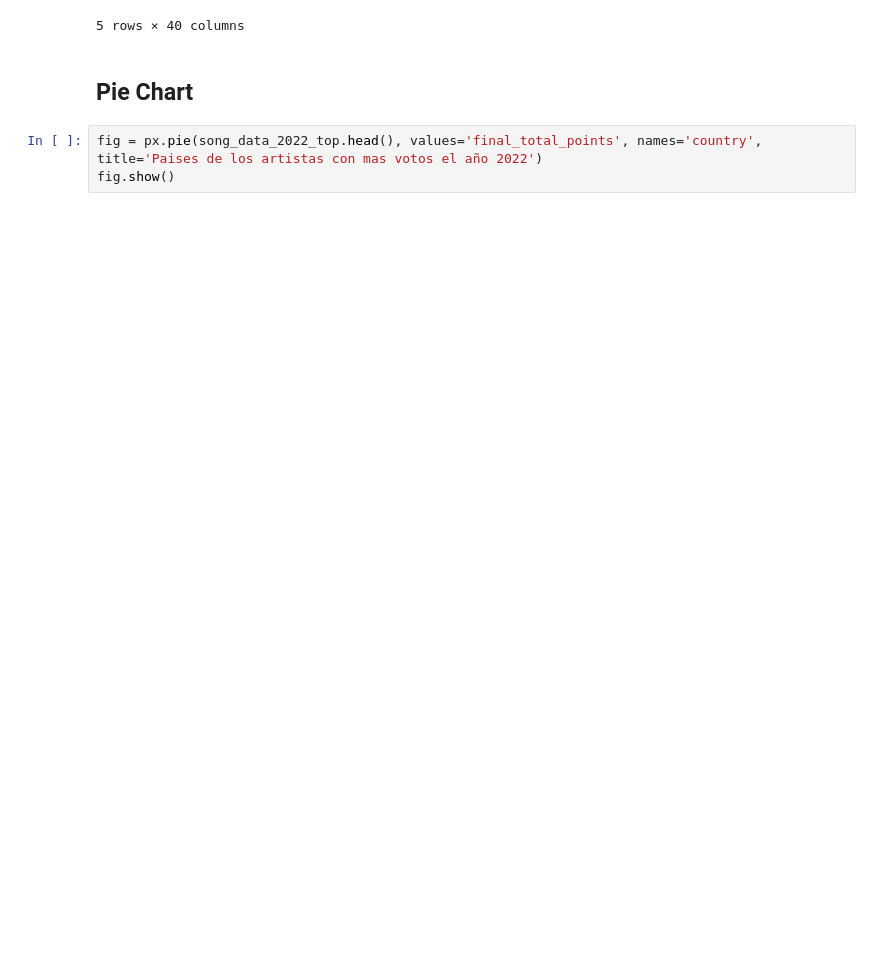
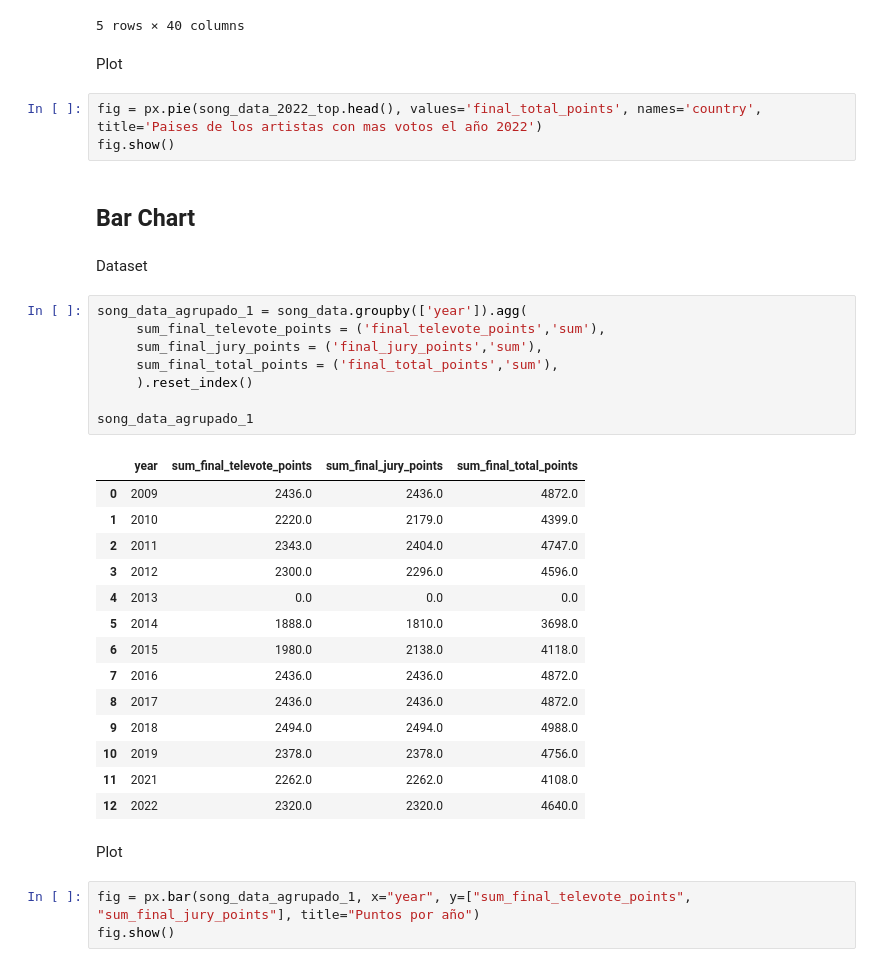
Before and after one commit to holapancho/proyecto-dcda-dashboard, a Jupyter notebook: NotebookPruebas.ipynb, the cells around one changed output. Saved outputs shown, nothing was run; the diff lists cells and outputs as text; blank space fills up the shorter version.

Commit message:
agrega bar chart de ejemplo

```diff
--- a/NotebookPruebas.ipynb
+++ b/NotebookPruebas.ipynb
@@ -150,8 +172,40 @@ song_data_2022_top.head()
 | 33 | 2022 | 17 | 20 | Sweden | Cornelia Jakobs | Hold Me Closer | English | Ballad | ... |
 | 19 | 2022 | 3 | 24 | Serbia | Konstrakta | In corpore sano | Serbian, Latin | Traditional | ... |
 5 rows × 40 columns
-# %% [markdown]
-## Pie Chart
+# %% [markdown]
+Plot
 # %%
 fig = px.pie(song_data_2022_top.head(), values='final_total_points', names='country', title='Paises de los artistas con mas votos el año 2022')
 fig.show()
+# %% [markdown]
+## Bar Chart
+# %% [markdown]
+Dataset
+# %%
+song_data_agrupado_1 = song_data.groupby(['year']).agg(
+     sum_final_televote_points = ('final_televote_points','sum'),
+     sum_final_jury_points = ('final_jury_points','sum'),
+     sum_final_total_points = ('final_total_points','sum'),
+     ).reset_index()
+
+song_data_agrupado_1
+# %% [output]
+|  | year | sum_final_televote_points | sum_final_jury_points | sum_final_total_points |
+| 0 | 2009 | 2436.0 | 2436.0 | 4872.0 |
+| 1 | 2010 | 2220.0 | 2179.0 | 4399.0 |
+| 2 | 2011 | 2343.0 | 2404.0 | 4747.0 |
+| 3 | 2012 | 2300.0 | 2296.0 | 4596.0 |
+| 4 | 2013 | 0.0 | 0.0 | 0.0 |
+| 5 | 2014 | 1888.0 | 1810.0 | 3698.0 |
+| 6 | 2015 | 1980.0 | 2138.0 | 4118.0 |
+| 7 | 2016 | 2436.0 | 2436.0 | 4872.0 |
+| 8 | 2017 | 2436.0 | 2436.0 | 4872.0 |
+| 9 | 2018 | 2494.0 | 2494.0 | 4988.0 |
+| 10 | 2019 | 2378.0 | 2378.0 | 4756.0 |
+| 11 | 2021 | 2262.0 | 2262.0 | 4108.0 |
+| 12 | 2022 | 2320.0 | 2320.0 | 4640.0 |
+# %% [markdown]
+Plot
+# %%
+fig = px.bar(song_data_agrupado_1, x="year", y=["sum_final_televote_points", "sum_final_jury_points"], title="Puntos por año")
+fig.show()
```
Also changed, not shown: parts of 4 cells of this notebook, 1 other file.
